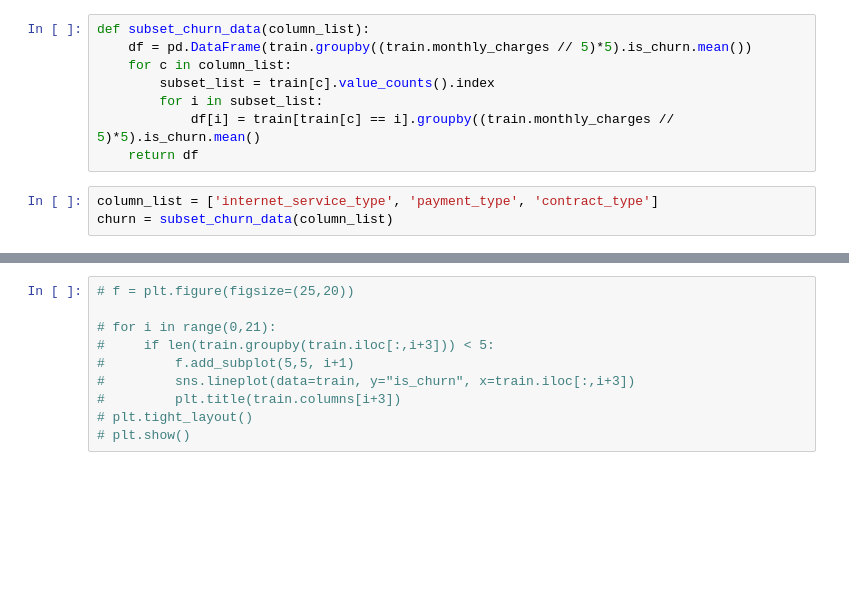
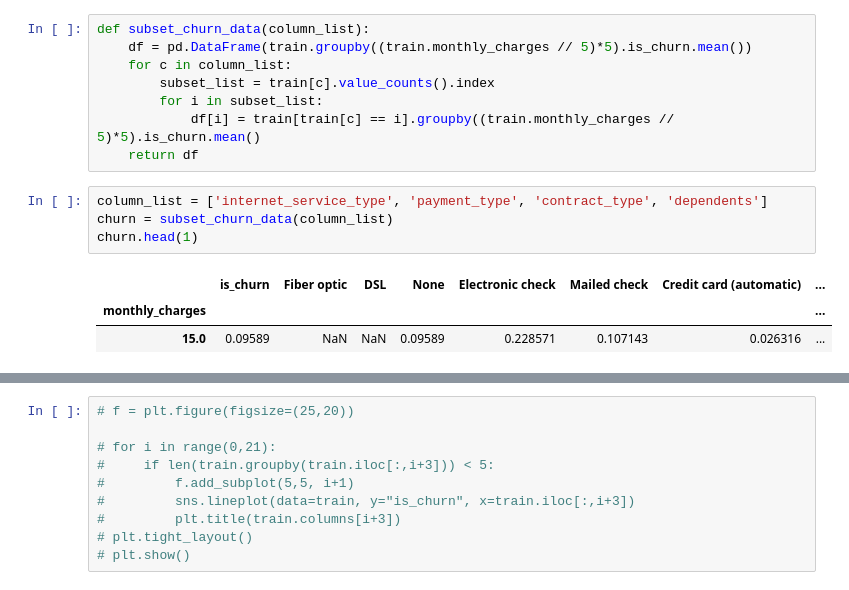
Before and after one commit to Rooster-Warrior/analyzing-customer-churn, a Jupyter notebook: Noah_working_notebook.ipynb, the cells around one changed output, grey strips where cells are left out. Saved outputs shown, nothing was run; the diff lists cells and outputs as text; blank space fills up the shorter version.

```diff
--- a/Noah_working_notebook.ipynb
+++ b/Noah_working_notebook.ipynb
@@ -163,8 +184,13 @@ def subset_churn_data(column_list):
             df[i] = train[train[c] == i].groupby((train.monthly_charges // 5)*5).is_churn.mean()
     return df
 # %%
-column_list = ['internet_service_type', 'payment_type', 'contract_type']
+column_list = ['internet_service_type', 'payment_type', 'contract_type', 'dependents']
 churn = subset_churn_data(column_list)
+churn.head(1)
+# %% [output]
+|  | is_churn | Fiber optic | DSL | None | Electronic check | Mailed check | Credit card (automatic) | ... |
+| monthly_charges |  |  |  |  |  |  |  | ... |
+| 15.0 | 0.09589 | NaN | NaN | 0.09589 | 0.228571 | 0.107143 | 0.026316 | ... |
 # %%
 def make_churn_bar_plots(df):
     f = plt.figure(figsize=(16,100))
```
Also changed, not shown: parts of 15 cells of this notebook.
